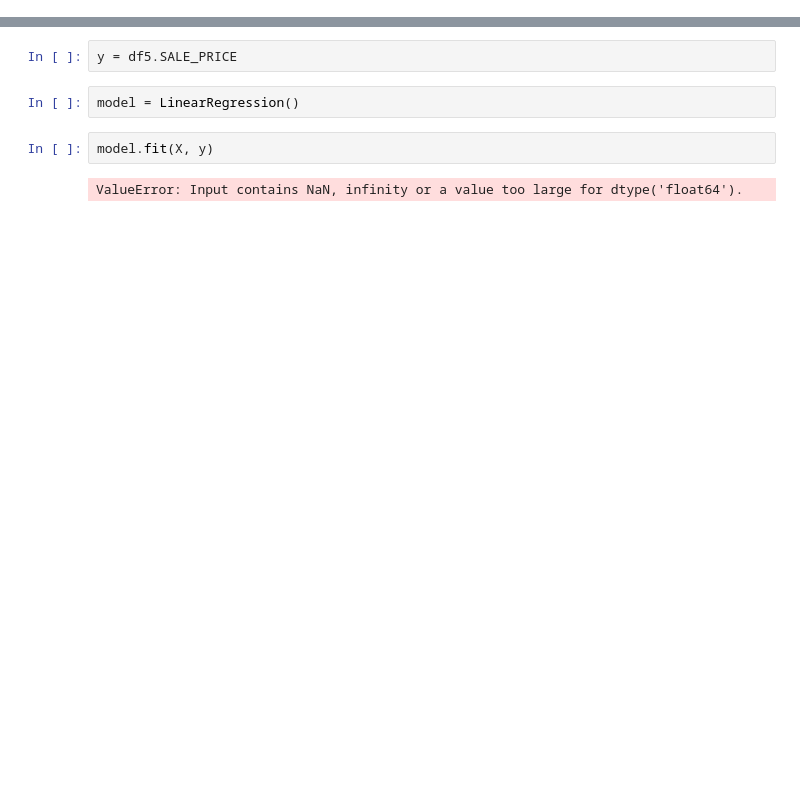
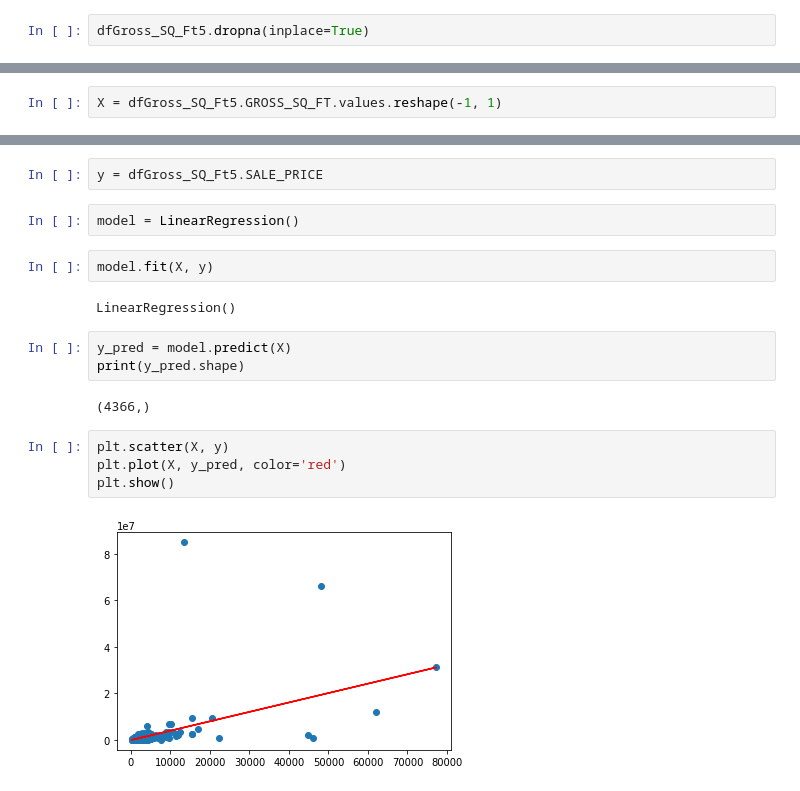
Before and after one commit to mstegmuller/Group_10_Project, a Jupyter notebook: Deliverable2.1_Machine_Learning.ipynb, the cells around one changed output, grey strips where cells are left out. Saved outputs shown, nothing was run; the diff lists cells and outputs as text; blank space fills up the shorter version.

```diff
--- a/Deliverable2.1_Machine_Learning.ipynb
+++ b/Deliverable2.1_Machine_Learning.ipynb
@@ -203,0 +318,2 @@ df5.head()
+# %%
+dfGross_SQ_Ft5.dropna(inplace=True)
@@ -213,3 +343,5 @@ X = df5.GROSS_SQ_FT.values.reshape(-1, 1)
+# %%
+X = dfGross_SQ_Ft5.GROSS_SQ_FT.values.reshape(-1, 1)
 # %%
 X[:5]
 # %% [output]
@@ -225,8 +357,19 @@ X.shape
 # %%
-y = df5.SALE_PRICE
+y = dfGross_SQ_Ft5.SALE_PRICE
 # %%
 model = LinearRegression()
-# %%
-model.fit(X, y)
-# %% [output]
-ValueError: Input contains NaN, infinity or a value too large for dtype('float64').
+# %%
+model.fit(X, y)
+# %% [output]
+LinearRegression()
+# %%
+y_pred = model.predict(X)
+print(y_pred.shape)
+# %% [output]
+(4366,)
+# %%
+plt.scatter(X, y)
+plt.plot(X, y_pred, color='red')
+plt.show()
+# %% [output]
+[figure, added]
```
Also changed, not shown: parts of 31 cells of this notebook.
